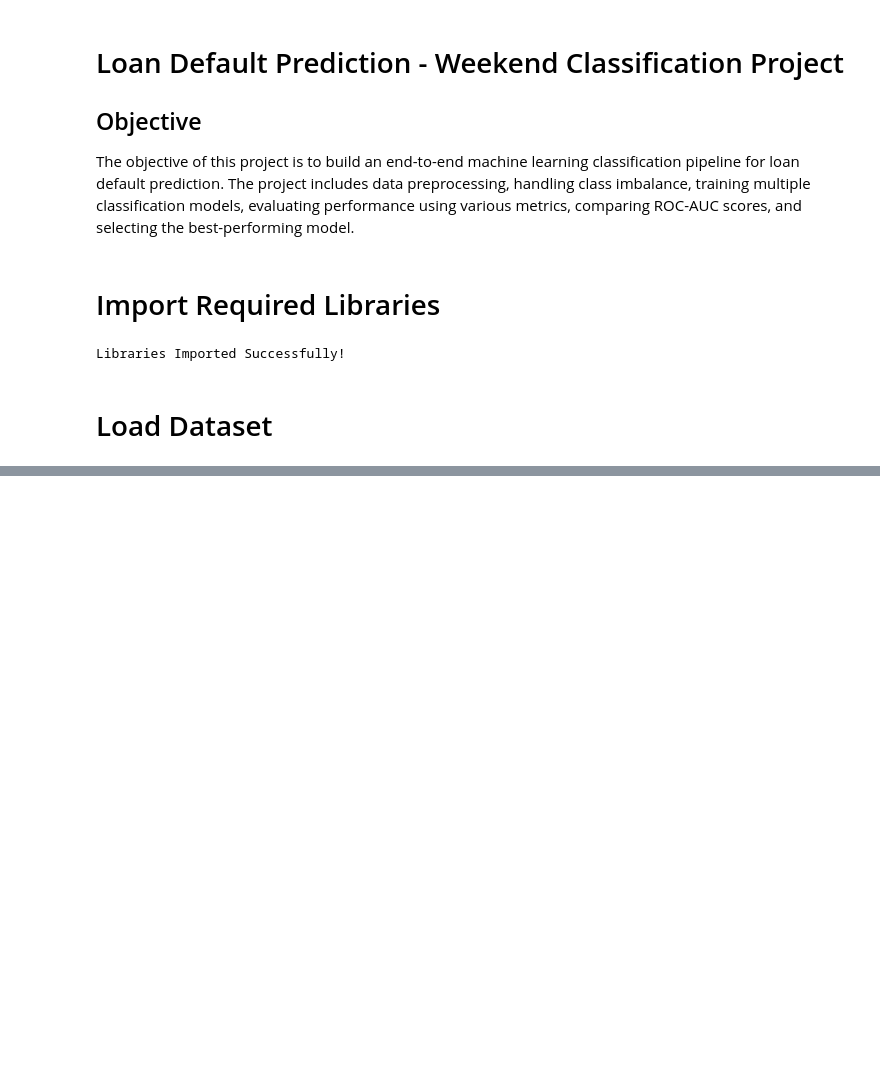
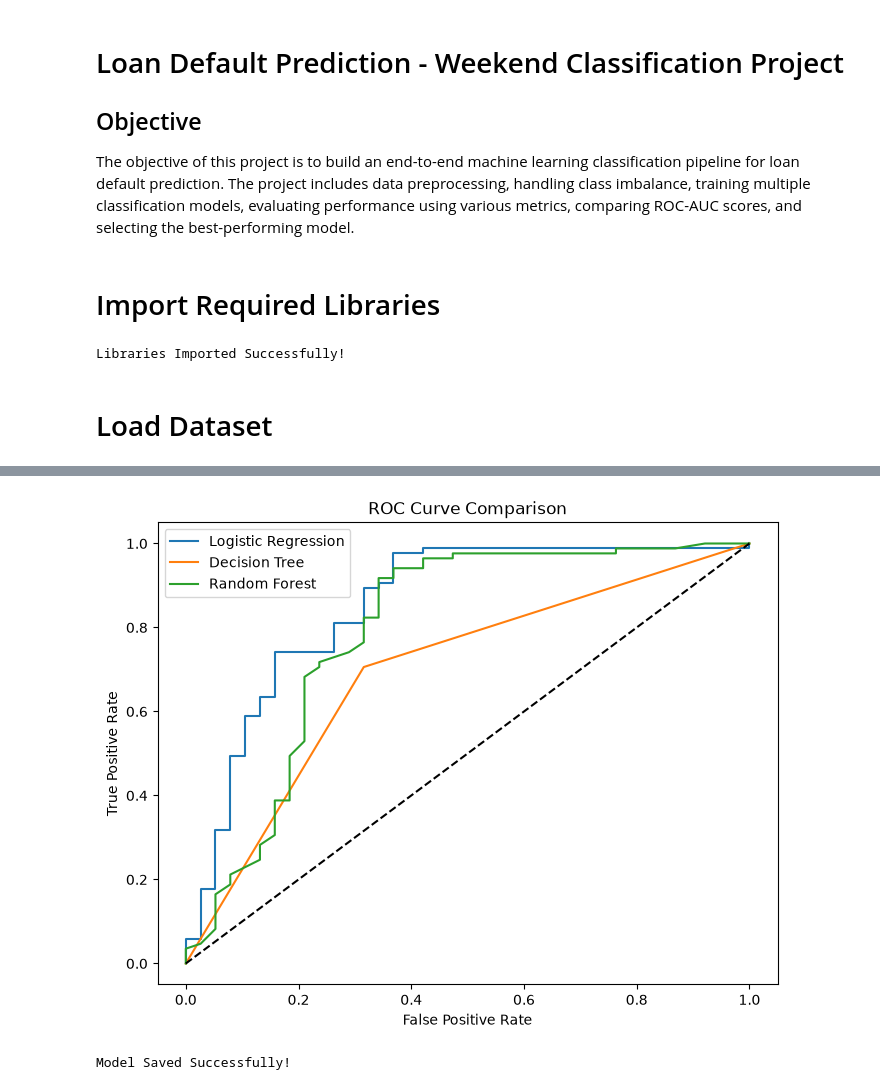
Before and after one commit to ahmedali2155/ProSensia-AI-ML-Internship, a Jupyter notebook: Day 10/Loan_Default_Prediction.ipynb, the cells around one changed output, grey strips where cells are left out. Drawn from its saved outputs; the diff is of its cells as text; code cells hidden in the pictures; blank space fills up the shorter version.

```diff
--- a/Day 10/Loan_Default_Prediction.ipynb
+++ b/Day 10/Loan_Default_Prediction.ipynb
@@ -33,0 +303,4 @@ FileNotFoundError: [Errno 2] No such file or directory: 'd:\\VS Code\\ProSensia-
+# %%
+lr_pred = lr.predict(X_test)
+dt_pred = dt.predict(X_test)
+rf_pred = rf.predict(X_test)
@@ -33,0 +315,18 @@ FileNotFoundError: [Errno 2] No such file or directory: 'd:\\VS Code\\ProSensia-
+# %%
+models = {
+    "Logistic Regression": (lr, lr_pred),
+    "Decision Tree": (dt, dt_pred),
+    "Random Forest": (rf, rf_pred)
+}
+
+for name, (model, pred) in models.items():
+    print("="*40)
+    print(name)
+
+    print("Accuracy :", accuracy_score(y_test, pred))
+    print("Precision:", precision_score(y_test, pred))
+    print("Recall   :", recall_score(y_test, pred))
+    print("F1 Score :", f1_score(y_test, pred))
+
+    prob = model.predict_proba(X_test)[:,1]
+    print("ROC AUC  :", roc_auc_score(y_test, prob))
@@ -33,0 +351,32 @@ FileNotFoundError: [Errno 2] No such file or directory: 'd:\\VS Code\\ProSensia-
+# %%
+from sklearn.metrics import roc_curve
+
+plt.figure(figsize=(8,6))
+
+for name, model in [
+    ("Logistic Regression", lr),
+    ("Decision Tree", dt),
+    ("Random Forest", rf)
+]:
+    prob = model.predict_proba(X_test)[:,1]
+    fpr, tpr, _ = roc_curve(y_test, prob)
+    plt.plot(fpr, tpr, label=name)
+
+plt.plot([0,1],[0,1],'k--')
+
+plt.xlabel("False Positive Rate")
+plt.ylabel("True Positive Rate")
+plt.title("ROC Curve Comparison")
+plt.legend()
+
+plt.show()
+# %% [output]
+[figure, added]
+# %%
+import joblib
+
+joblib.dump(lr, "best_loan_prediction_model.pkl")
+
+print("Model Saved Successfully!")
+# %% [output]
+Model Saved Successfully!
```
Also changed, not shown: parts of 26 cells of this notebook.
